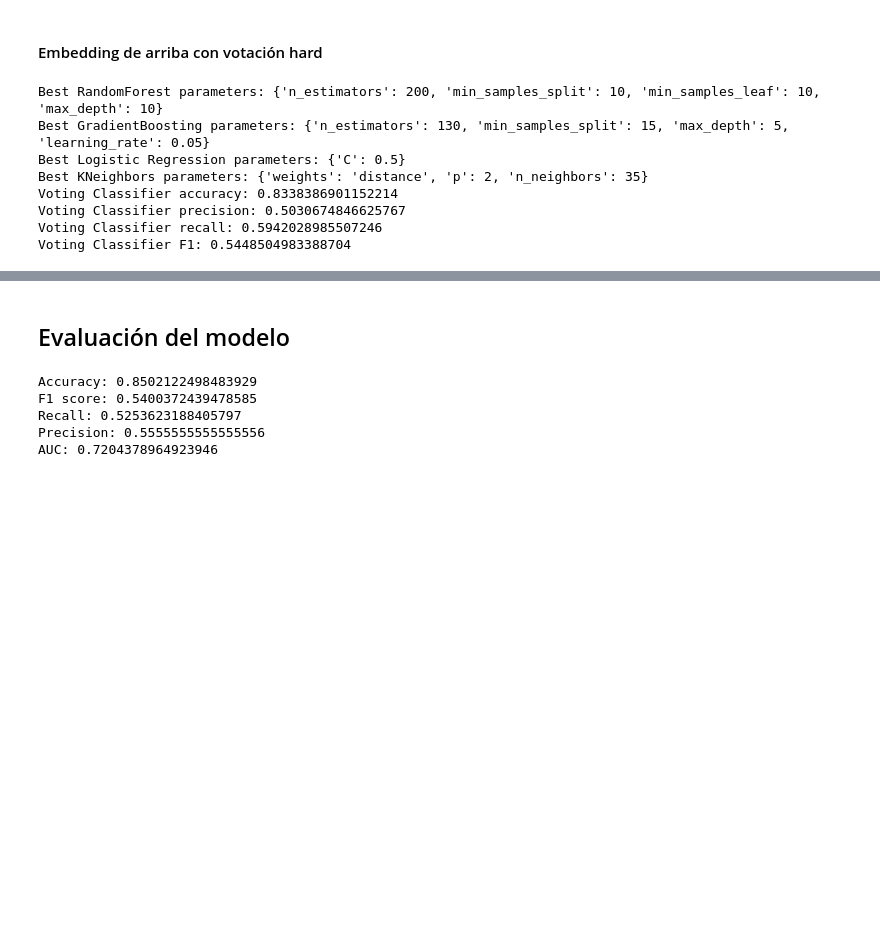
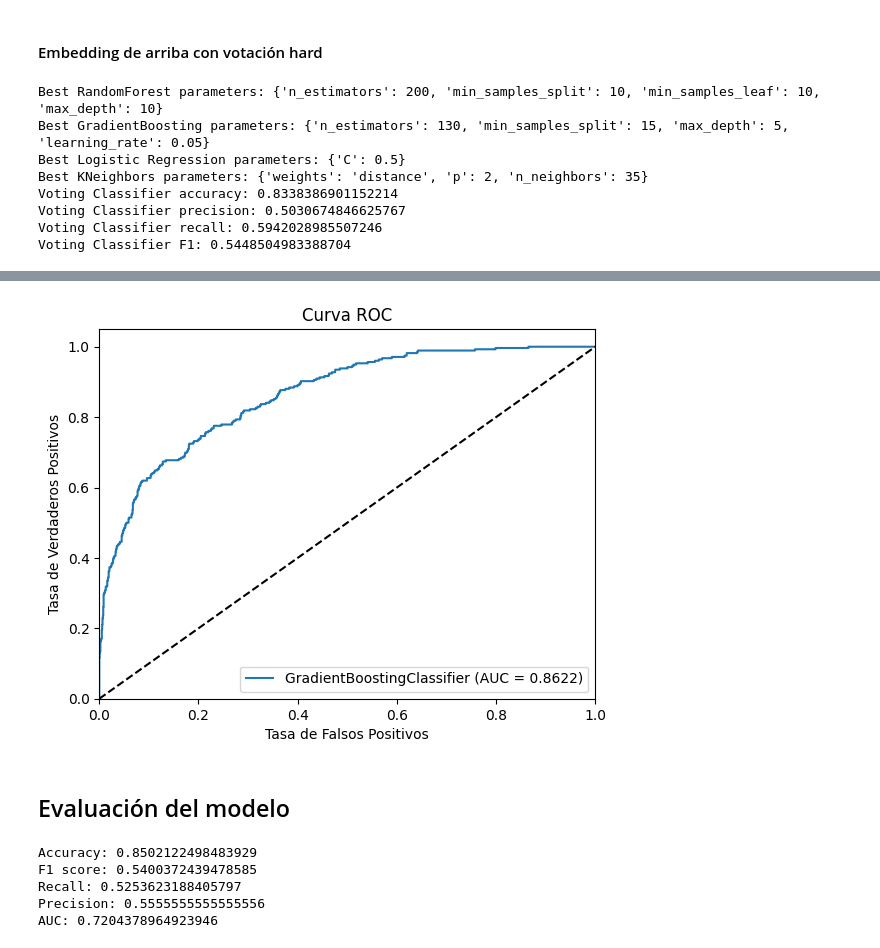
Before and after one commit to Estebans441/Churn-prediction, a Jupyter notebook: main.ipynb, the cells around one changed output, grey strips where cells are left out. Saved outputs shown, nothing was run; the diff lists cells and outputs as text; code cells hidden in the pictures; blank space fills up the shorter version.

Commit message:
:sparkles: BesT Model

```diff
--- a/main.ipynb
+++ b/main.ipynb
@@ -1721,0 +1728,81 @@ Voting Classifier F1: 0.5448504983388704
+# %%
+from sklearn.ensemble import GradientBoostingClassifier
+from sklearn.model_selection import RandomizedSearchCV, cross_val_score
+from sklearn.metrics import accuracy_score, precision_score, recall_score, f1_score, roc_auc_score, roc_curve
+import numpy as np
+import pandas as pd
+import matplotlib.pyplot as plt
+
+# Definir el modelo GradientBoostingClassifier
+gb_model = GradientBoostingClassifier(random_state=42)
+
+# Ampliar el espacio de hiperparámetros
+param_dist_gb = {
+    'n_estimators': [100, 150, 200, 250, 300, 350],
+    'max_depth': [3, 4, 5, 6, 7],
+    'learning_rate': [0.01, 0.05, 0.1, 0.15],
+    'min_samples_split': [10, 15, 20, 25],
+    'min_samples_leaf': [5, 10, 15, 20],
+    'subsample': [0.8, 0.9, 1.0],  # Añadir subsampling para reducir overfitting
+    'loss': ['log_loss']
+}
+
+# Incrementar n_iter para explorar más combinaciones
+random_search_gb = RandomizedSearchCV(
+    gb_model,
+    param_distributions=param_dist_gb,
+    n_iter=30,
+    scoring='roc_auc',
+    cv=7,  # Más folds para validación cruzada
+    random_state=42,
+    n_jobs=-1
+)
+
+# Ajustar el modelo con validación cruzada
+random_search_gb.fit(X_train, Y_train)
+best_gb_model = random_search_gb.best_estimator_
+
+# Evaluar el modelo con validación cruzada
+cv_auc_scores = cross_val_score(best_gb_model, X_train, Y_train, scoring='roc_auc', cv=7)
+print("Cross-validated AUC scores on training data:", cv_auc_scores)
+print("Mean Cross-validated AUC:", np.mean(cv_auc_scores))
+
+# Predecir probabilidades en el conjunto de prueba
+Y_pred_proba = best_gb_model.predict_proba(X_test)[:, 1]
+
+# Opcional: Ajustar el umbral de decisión
+threshold = 0.15  # Puedes probar diferentes valores
+Y_pred = (Y_pred_proba >= threshold).astype(int)
+
+# Calcular métricas en el conjunto de prueba
+print("Best GradientBoosting parameters:", random_search_gb.best_params_)
+print("GradientBoosting Model accuracy:", accuracy_score(Y_test, Y_pred))
+print("GradientBoosting Model precision:", precision_score(Y_test, Y_pred))
+print("GradientBoosting Model recall:", recall_score(Y_test, Y_pred))
+print("GradientBoosting Model F1:", f1_score(Y_test, Y_pred))
+print("GradientBoosting Model AUC:", roc_auc_score(Y_test, Y_pred_proba))
+
+# Opcional: Graficar la curva ROC
+fpr, tpr, thresholds = roc_curve(Y_test, Y_pred_proba)
+plt.figure()
+plt.plot(fpr, tpr, label='GradientBoostingClassifier (AUC = %0.4f)' % roc_auc_score(Y_test, Y_pred_proba))
+plt.plot([0, 1], [0, 1], 'k--')  # Línea diagonal
+plt.xlim([0.0, 1.0])
+plt.ylim([0.0, 1.05])
+plt.xlabel('Tasa de Falsos Positivos')
+plt.ylabel('Tasa de Verdaderos Positivos')
+plt.title('Curva ROC')
+plt.legend(loc="lower right")
+plt.show()
+
+# Retrain the model on the entire training set with the optimal parameters
+final_model = best_gb_model.fit(X_train, Y_train)
+
+# Generar predicciones en el conjunto de prueba final
+test_proba = final_model.predict_proba(data_test_clean)[:, 1]
+test_pred = (test_proba >= threshold).astype(int)
+
+# Guardar las predicciones en un archivo CSV
+submission = pd.DataFrame({'id': ids, 'resultado': test_pred})
+submission.to_csv('submission.csv', index=False)
+# %% [output]
@@ -1722,3 +1818,4 @@ Voting Classifier F1: 0.5448504983388704
+[figure, added]
 # %% [markdown]
 ## Evaluación del modelo
 # %%
```
Also changed, not shown: parts of 3 cells of this notebook, 1 other file.
